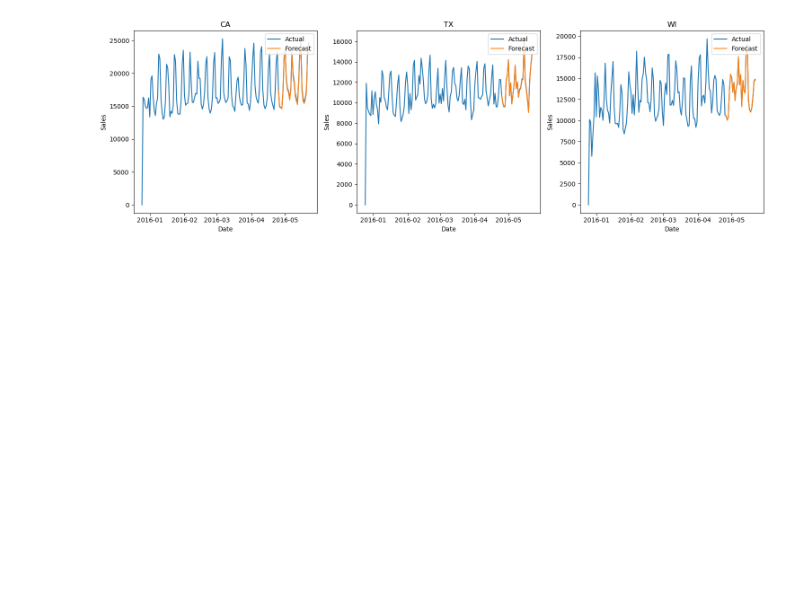
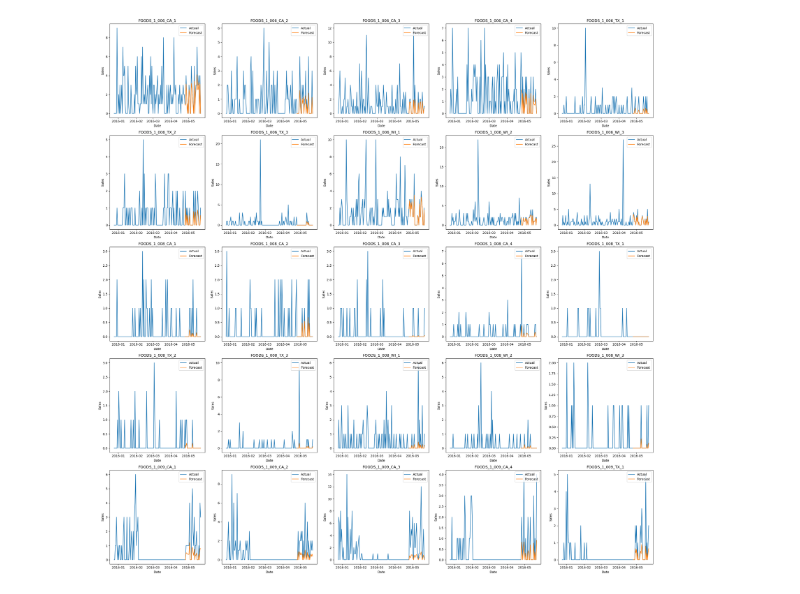
Before and after one commit to hakhyun0615/SCI_Journal_2, a Jupyter notebook: code/plot.ipynb, the cells around one changed output. Cells and saved outputs as stored; diff of their text form; code cells hidden in the pictures; blank space fills up the shorter version.

```diff
--- a/code/plot.ipynb
+++ b/code/plot.ipynb
@@ -17,7 +17,7 @@ from gluonts.evaluation.backtest import make_evaluation_predictions
 import warnings
 warnings.filterwarnings("ignore")
 # %%
-level_idx = 2
+level_idx = 12
 estimator = 'DeepAR'
 
 ids = np.empty((0, ))
@@ -39,34 +39,34 @@ for level in range(level_idx, level_idx+1):
                             with open(os.path.join(root, file), 'rb') as pickle_file:
                                 test_forecasts = pd.read_pickle(pickle_file)
 
-    page = 0
+    page = 2
     graphs_per_page = 25
 
     start_idx = page * graphs_per_page
     end_idx = start_idx + graphs_per_page
 
     num_plots = min(len(test_labels[start_idx:end_idx]), graphs_per_page)
     cols = 5
     rows = (num_plots + cols - 1) // cols
     fig, axes = plt.subplots(rows, cols, figsize=(25, 5 * rows))
 
     for i in range(num_plots):
         row = i // cols
         col = i % cols
         ax = axes[row, col] if rows > 1 else axes[col]
 
         ax.plot(test_labels[start_idx + i][-150:].to_timestamp(), label="Actual")
         ax.plot(pd.Series(test_forecasts[start_idx + i].quantile(0.5), index=test_forecasts[start_idx + i].start_date.to_timestamp() + pd.to_timedelta(range(len(test_forecasts[0].quantile(0.5))), unit='D')), label="Forecast")
         ax.set_title(f'{test_forecasts[start_idx + i].item_id}')
         ax.set_xlabel('Date')
         ax.set_ylabel('Sales')
         ax.legend(loc="upper right")
 
     for j in range(num_plots, rows * cols):
         fig.delaxes(axes.flatten()[j])
 
     plt.tight_layout()
     plt.show()
     plt.close()
 # %% [output]
-[figure, old version]
+[figure, new version]
```
Also changed, not shown: parts of 2 cells of this notebook, 2 other files.
